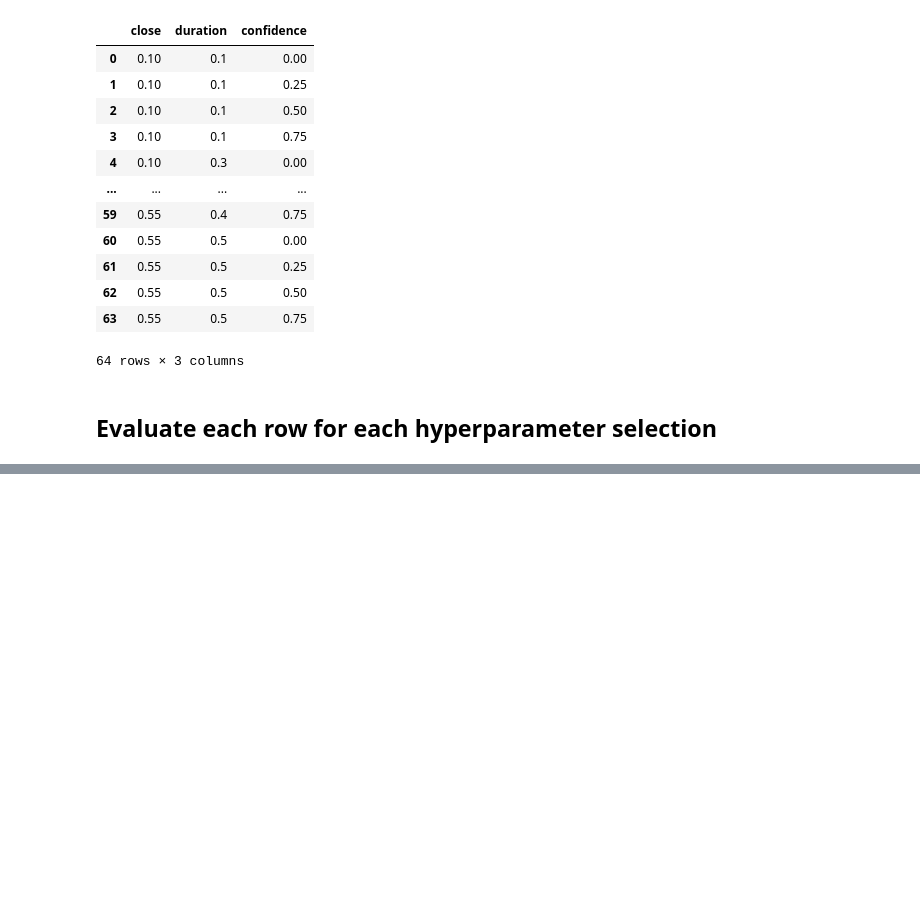
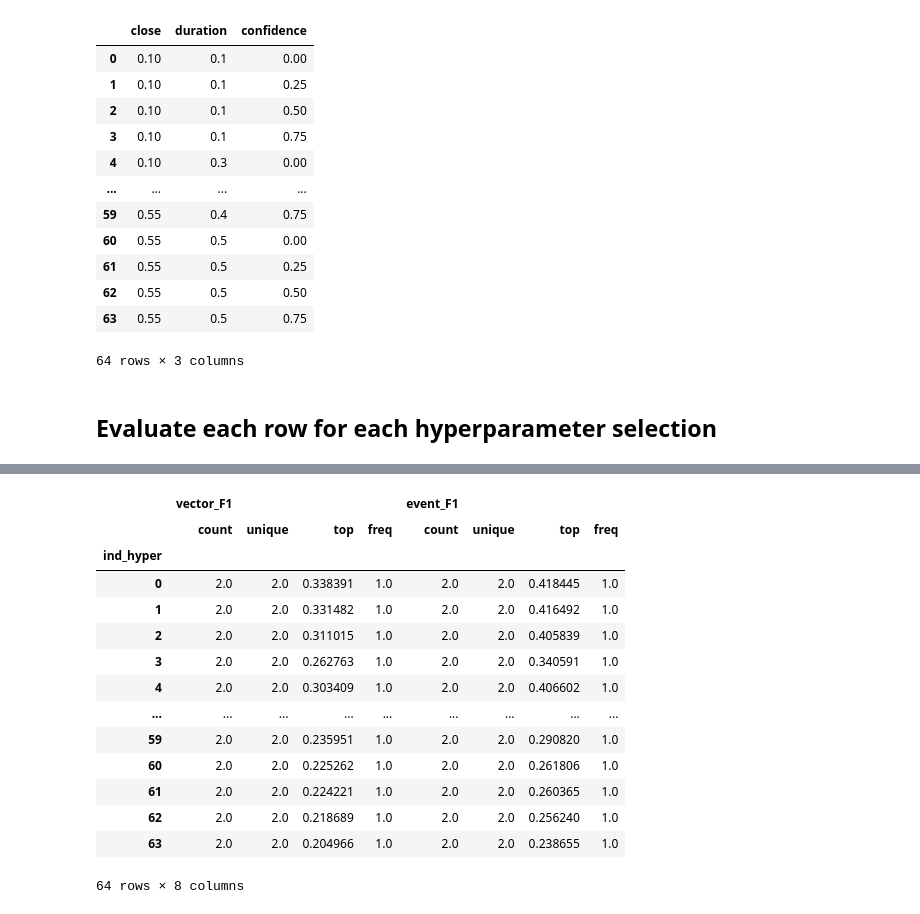
Before and after one commit to quiquegurdiel/SpinCo, a Jupyter notebook: Evaluation001_MASS_CV.ipynb, the cells around one changed output, grey strips where cells are left out. Drawn from its saved outputs; the diff is of its cells as text; code cells hidden in the pictures; blank space fills up the shorter version.

```diff
--- a/Evaluation001_MASS_CV.ipynb
+++ b/Evaluation001_MASS_CV.ipynb
@@ -209,0 +339,18 @@ modelMetrics
+# %%
+modelMetrics[["ind_hyper","vector_F1","event_F1"]].groupby("ind_hyper").describe(percentiles=[])
+# %% [output]
+|  | vector_F1 |  |  |  | event_F1 |  |  |  |
+|  | count | unique | top | freq | count | unique | top | freq |
+| ind_hyper |  |  |  |  |  |  |  |  |
+| 0 | 2.0 | 2.0 | 0.338391 | 1.0 | 2.0 | 2.0 | 0.418445 | 1.0 |
+| 1 | 2.0 | 2.0 | 0.331482 | 1.0 | 2.0 | 2.0 | 0.416492 | 1.0 |
+| 2 | 2.0 | 2.0 | 0.311015 | 1.0 | 2.0 | 2.0 | 0.405839 | 1.0 |
+| 3 | 2.0 | 2.0 | 0.262763 | 1.0 | 2.0 | 2.0 | 0.340591 | 1.0 |
+| 4 | 2.0 | 2.0 | 0.303409 | 1.0 | 2.0 | 2.0 | 0.406602 | 1.0 |
+| ... | ... | ... | ... | ... | ... | ... | ... | ... |
+| 59 | 2.0 | 2.0 | 0.235951 | 1.0 | 2.0 | 2.0 | 0.290820 | 1.0 |
+| 60 | 2.0 | 2.0 | 0.225262 | 1.0 | 2.0 | 2.0 | 0.261806 | 1.0 |
+| 61 | 2.0 | 2.0 | 0.224221 | 1.0 | 2.0 | 2.0 | 0.260365 | 1.0 |
+| 62 | 2.0 | 2.0 | 0.218689 | 1.0 | 2.0 | 2.0 | 0.256240 | 1.0 |
+| 63 | 2.0 | 2.0 | 0.204966 | 1.0 | 2.0 | 2.0 | 0.238655 | 1.0 |
+64 rows × 8 columns
```
Also changed, not shown: parts of 32 cells of this notebook, 28 other files.
